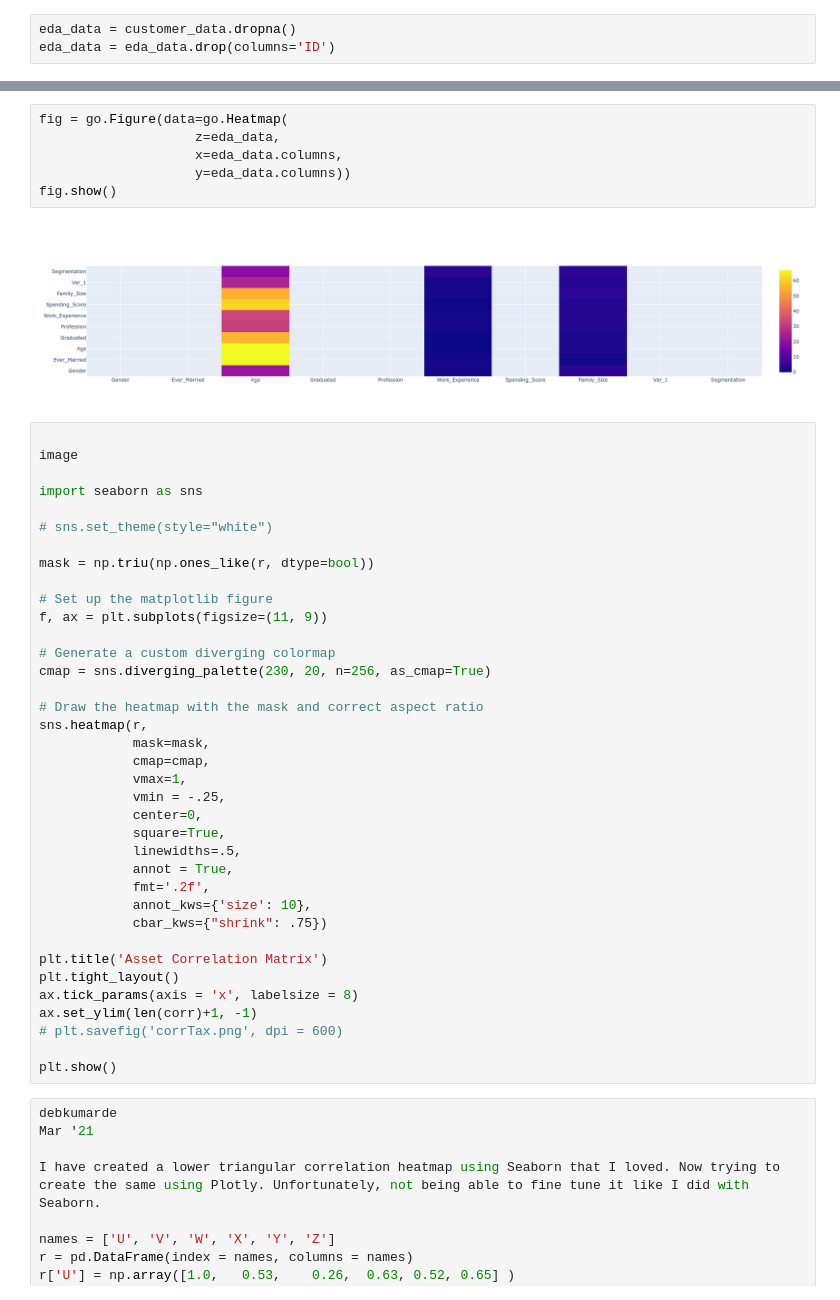
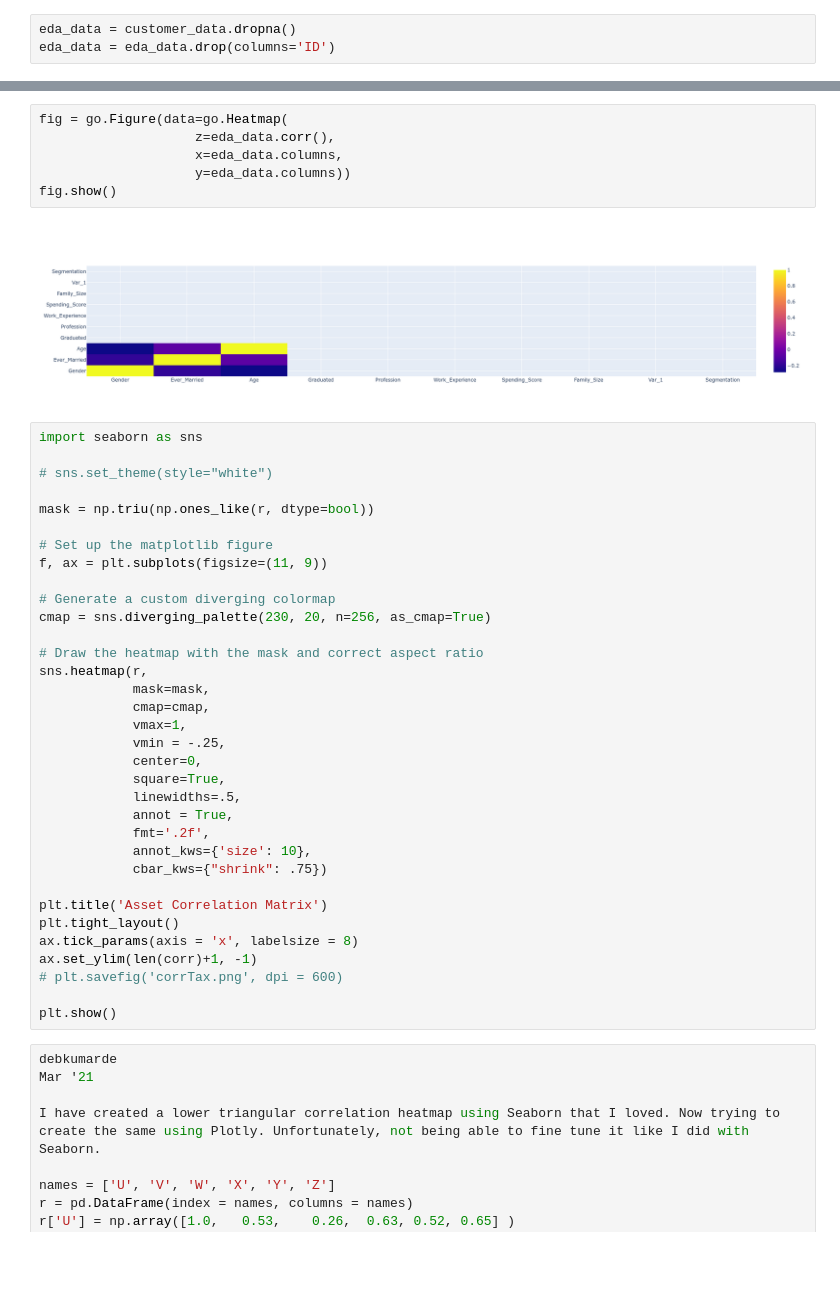
Before and after one commit to Rhuck1/DS_Projects, a Jupyter notebook: Customer_Segmentation_Project/Customer_Segmentation.ipynb, the cells around one changed output, grey strips where cells are left out. Cells and saved outputs as stored; diff of their text form; blank space fills up the shorter version.

```diff
--- a/Customer_Segmentation_Project/Customer_Segmentation.ipynb
+++ b/Customer_Segmentation_Project/Customer_Segmentation.ipynb
@@ -173,15 +178,12 @@ eda_data = eda_data.drop(columns='ID')
 # %%
 fig = go.Figure(data=go.Heatmap(
-                    z=eda_data,
+                    z=eda_data.corr(),
                     x=eda_data.columns,
                     y=eda_data.columns))
 fig.show()
 # %% [output]
-[figure, old version]
+[figure, new version]
 # %%
-
-image
-
 import seaborn as sns
 
 # sns.set_theme(style="white")
```
Also changed, not shown: parts of 7 cells of this notebook, 1 other file.
